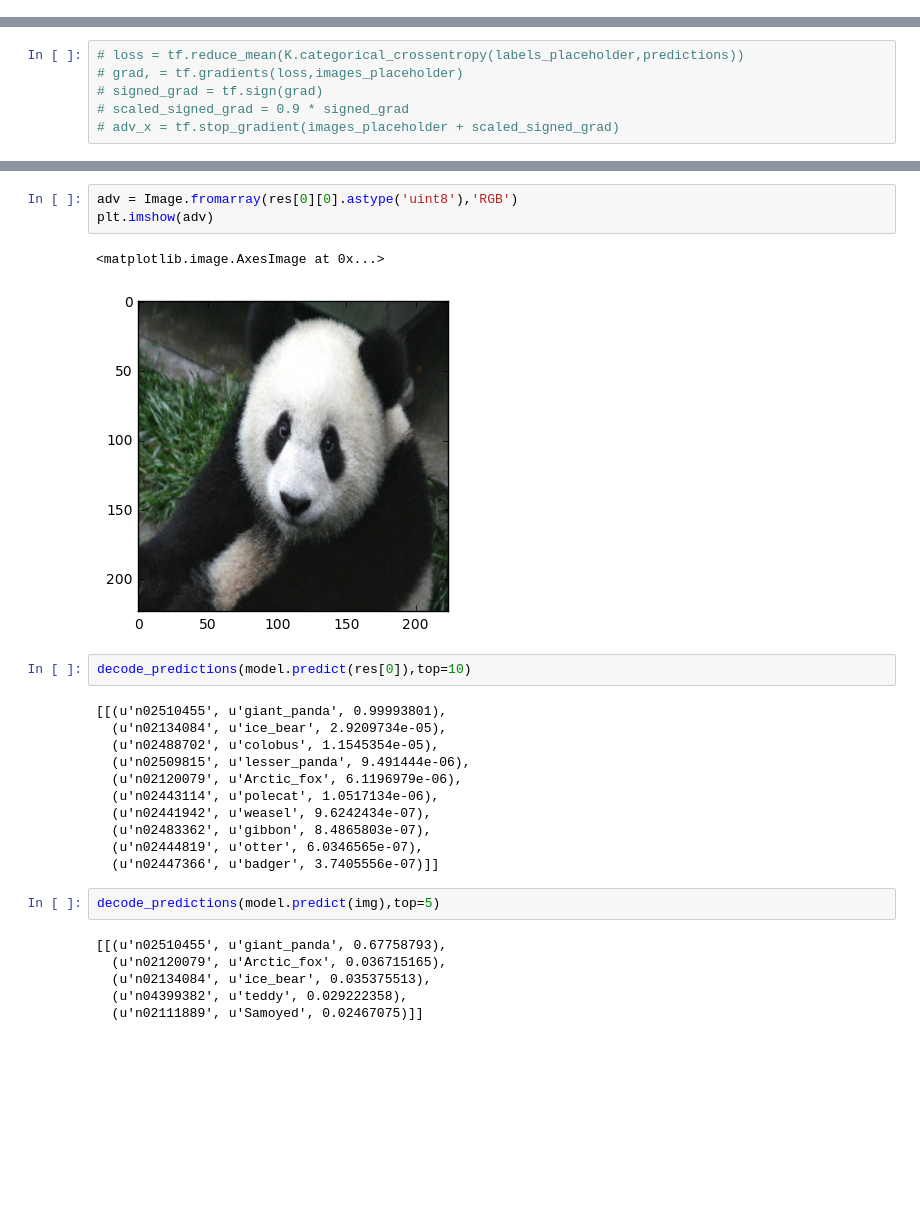
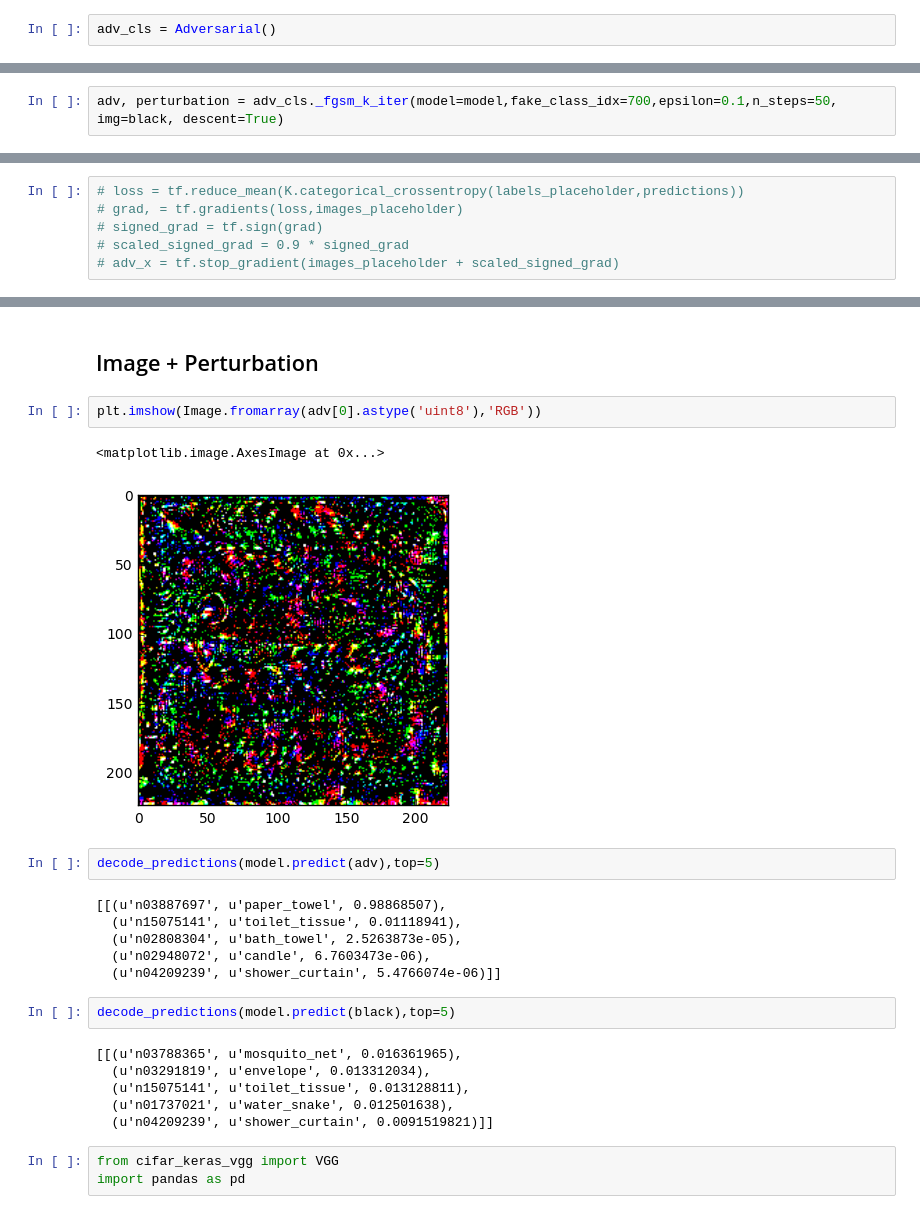
Before and after one commit to rafaelpossas/dnn-adversarial, a Jupyter notebook: adversarial_code/adv.ipynb, the cells around one changed output, grey strips where cells are left out. Saved outputs shown, nothing was run; the diff lists cells and outputs as text; blank space fills up the shorter version.

```diff
--- a/adversarial_code/adv.ipynb
+++ b/adversarial_code/adv.ipynb
@@ -115,7 +29,11 @@ black = np.zeros_like(img)
 # %%
 # model = InceptionV3(include_top=True,weights='imagenet')
 # model.compile(loss='categorical_crossentropy', optimizer='adam', metrics=['accuracy'])
+# %%
+adv_cls = Adversarial()
 # %%
 model = VGG16(weights='imagenet')
 model.compile(loss='categorical_crossentropy', optimizer='adam', metrics=['accuracy'])
+# %%
+adv, perturbation = adv_cls._fgsm_k_iter(model=model,fake_class_idx=700,epsilon=0.1,n_steps=50, img=black, descent=True)
 # %%
@@ -132,27 +57,26 @@ res = fgsm_iter(sess, model, img, desired_predictions,towards=False, eps=0.07, n
+# %% [markdown]
+## Image + Perturbation
 # %%
-adv = Image.fromarray(res[0][0].astype('uint8'),'RGB')
-plt.imshow(adv)
+plt.imshow(Image.fromarray(adv[0].astype('uint8'),'RGB'))
 # %% [output]
 <matplotlib.image.AxesImage at 0x...>
-[figure, old version]
+[figure, new version]
 # %%
-decode_predictions(model.predict(res[0]),top=10)
+decode_predictions(model.predict(adv),top=5)
 # %% [output]
-[[(u'n02510455', u'giant_panda', 0.99993801),
-  (u'n02134084', u'ice_bear', 2.9209734e-05),
-  (u'n02488702', u'colobus', 1.1545354e-05),
-  (u'n02509815', u'lesser_panda', 9.491444e-06),
-  (u'n02120079', u'Arctic_fox', 6.1196979e-06),
-  (u'n02443114', u'polecat', 1.0517134e-06),
-  (u'n02441942', u'weasel', 9.6242434e-07),
-  (u'n02483362', u'gibbon', 8.4865803e-07),
-  (u'n02444819', u'otter', 6.0346565e-07),
-  (u'n02447366', u'badger', 3.7405556e-07)]]
+[[(u'n03887697', u'paper_towel', 0.98868507),
+  (u'n15075141', u'toilet_tissue', 0.01118941),
+  (u'n02808304', u'bath_towel', 2.5263873e-05),
+  (u'n02948072', u'candle', 6.7603473e-06),
+  (u'n04209239', u'shower_curtain', 5.4766074e-06)]]
 # %%
-decode_predictions(model.predict(img),top=5)
+decode_predictions(model.predict(black),top=5)
 # %% [output]
-[[(u'n02510455', u'giant_panda', 0.67758793),
-  (u'n02120079', u'Arctic_fox', 0.036715165),
-  (u'n02134084', u'ice_bear', 0.035375513),
-  (u'n04399382', u'teddy', 0.029222358),
-  (u'n02111889', u'Samoyed', 0.02467075)]]
+[[(u'n03788365', u'mosquito_net', 0.016361965),
+  (u'n03291819', u'envelope', 0.013312034),
+  (u'n15075141', u'toilet_tissue', 0.013128811),
+  (u'n01737021', u'water_snake', 0.012501638),
+  (u'n04209239', u'shower_curtain', 0.0091519821)]]
+# %%
+from cifar_keras_vgg import VGG
+import pandas as pd
```
Also changed, not shown: parts of 19 cells of this notebook, 4 other files.
